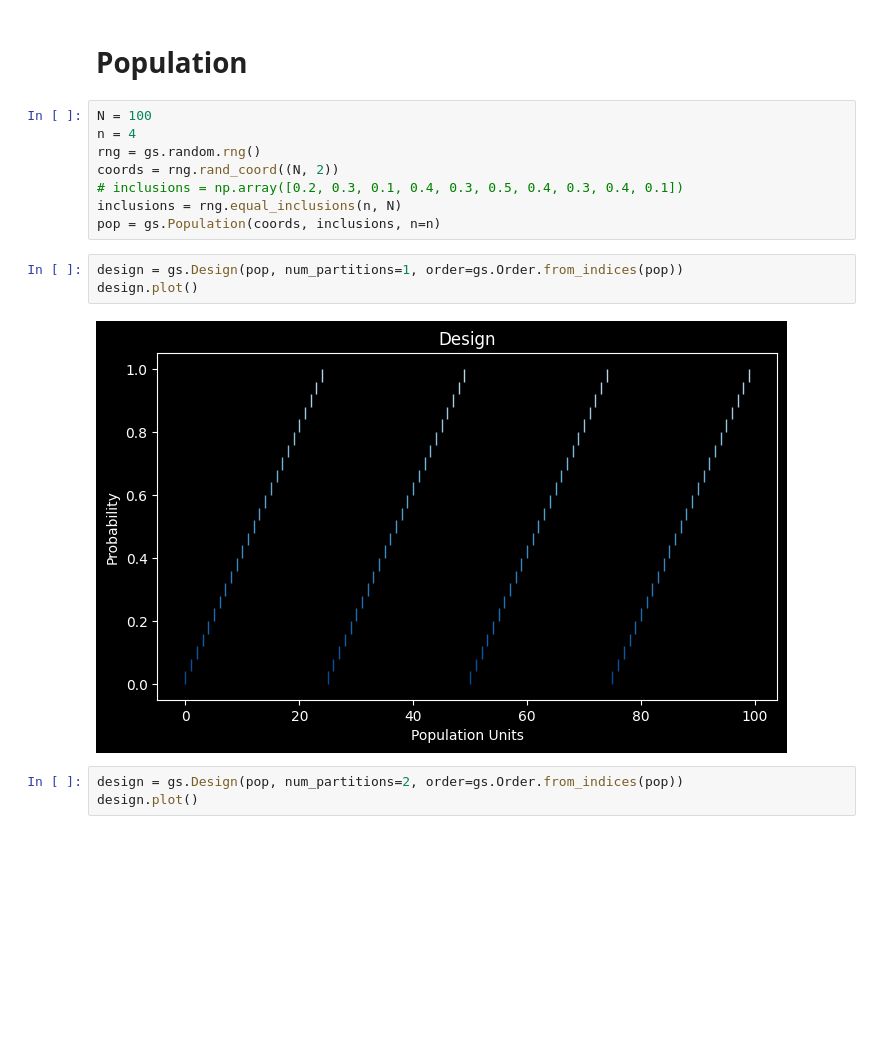
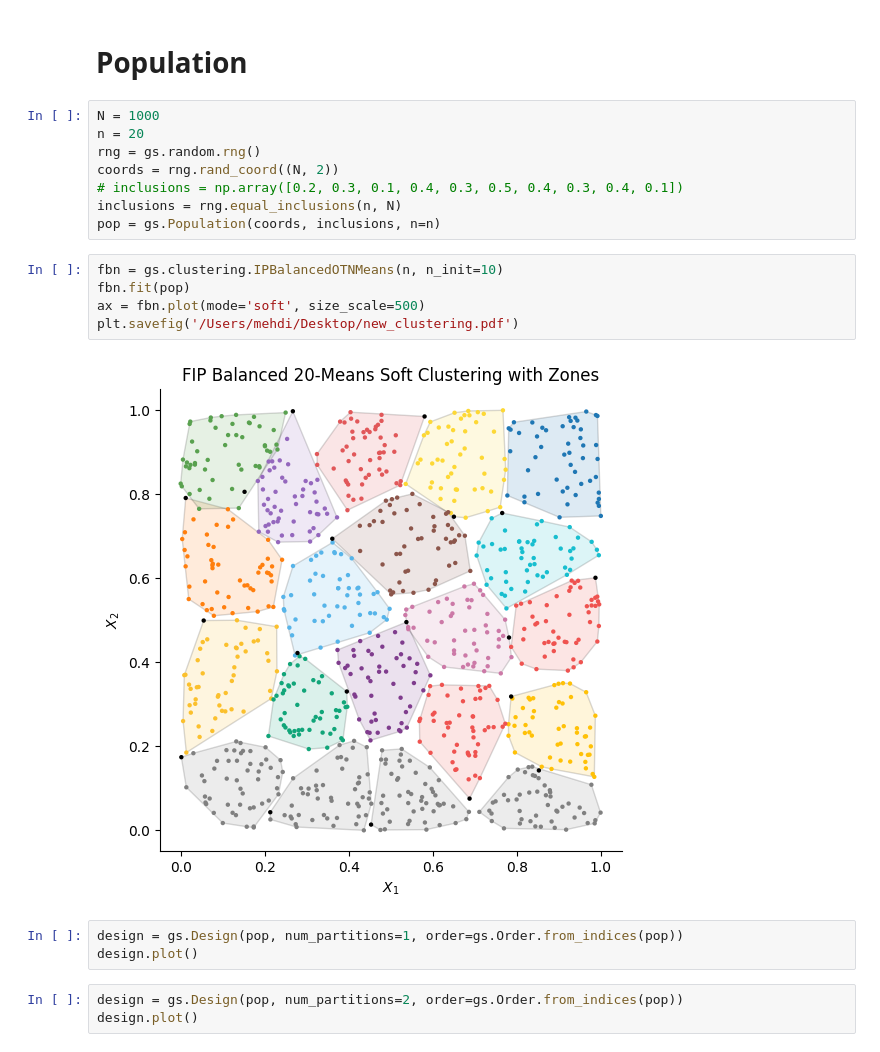
Before and after one commit to mehdimhb/graphical-sampling, a Jupyter notebook: toy_example.ipynb, the cells around one changed output. Drawn from its saved outputs; the diff is of its cells as text; blank space fills up the shorter version.

```diff
--- a/toy_example.ipynb
+++ b/toy_example.ipynb
@@ -9,18 +9,23 @@ import matplotlib.pyplot as plt
 # %% [markdown]
 # Population
 # %%
-N = 100
-n = 4
+N = 1000
+n = 20
 rng = gs.random.rng()
 coords = rng.rand_coord((N, 2))
 # inclusions = np.array([0.2, 0.3, 0.1, 0.4, 0.3, 0.5, 0.4, 0.3, 0.4, 0.1])
 inclusions = rng.equal_inclusions(n, N)
 pop = gs.Population(coords, inclusions, n=n)
-# %%
-design = gs.Design(pop, num_partitions=1, order=gs.Order.from_indices(pop))
-design.plot()
-# %% [output]
-[figure, removed]
+# %%
+fbn = gs.clustering.IPBalancedOTNMeans(n, n_init=10)
+fbn.fit(pop)
+ax = fbn.plot(mode='soft', size_scale=500)
+plt.savefig('/Users/mehdi/Desktop/new_clustering.pdf')
+# %% [output]
+[figure, added]
+# %%
+design = gs.Design(pop, num_partitions=1, order=gs.Order.from_indices(pop))
+design.plot()
 # %%
 design = gs.Design(pop, num_partitions=2, order=gs.Order.from_indices(pop))
 design.plot()
```
Also changed, not shown: 30 other files.
